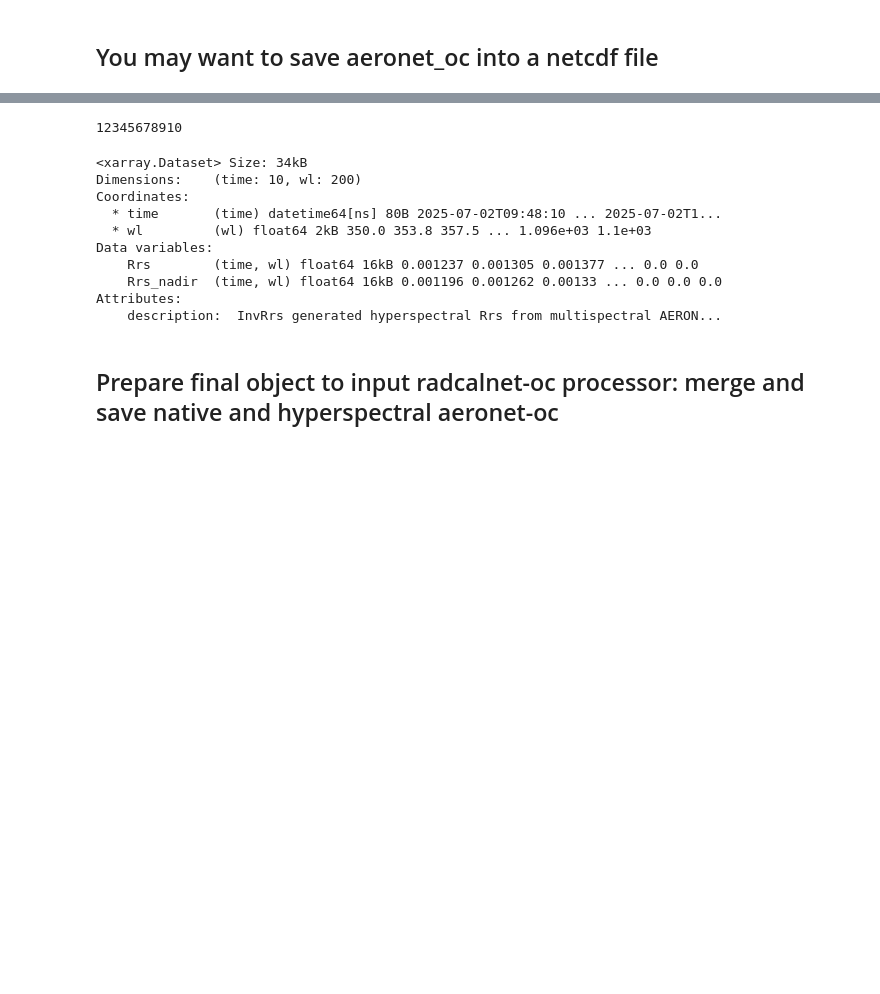
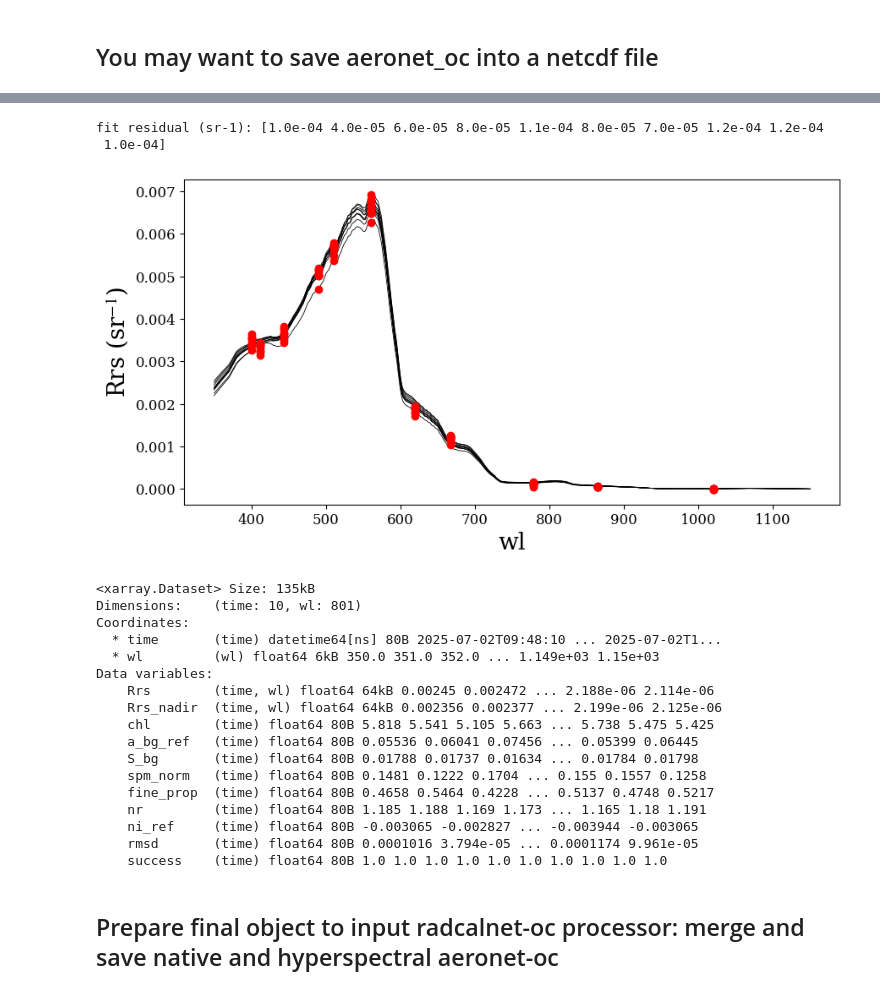
Before and after one commit to Tristanovsk/radcalnet_oc, a Jupyter notebook: docs/source/tutorials/examples/minimal_chain/radcalnet_oc_aeronet-oc_minimal_chain.ipynb, the cells around one changed output, grey strips where cells are left out. Cells and saved outputs as stored; diff of their text form; code cells hidden in the pictures; blank space fills up the shorter version.

```diff
--- a/docs/source/tutorials/examples/minimal_chain/radcalnet_oc_aeronet-oc_minimal_chain.ipynb
+++ b/docs/source/tutorials/examples/minimal_chain/radcalnet_oc_aeronet-oc_minimal_chain.ipynb
@@ -290,18 +194,33 @@ def invRrs_hyperspectral_interpolation(aeronet_oc,
 # %%
-hyp_aeronet_oc = invRrs_hyperspectral_interpolation(aeronet_oc)
+print('fit residual (sr-1):', hyp_aeronet_oc.rmsd.values.round(5))
+fig, ax = plt.subplots(figsize=(10, 5))
+hyp_aeronet_oc.Rrs.plot.line(x='wl', hue='time', ax=ax, color='k', lw=0.6, add_legend=False)
+aeronet_oc['Rrs_Lwn'].sel(time=hyp_aeronet_oc.time).plot.line(x='wl', hue='time', ax=ax, color='r', marker='o',
+                                                              ls='', add_legend=False)
+ax.set_ylabel('Rrs (sr$^{-1}$)')
+plt.show()
 hyp_aeronet_oc
 # %% [output]
-12345678910
+fit residual (sr-1): [1.0e-04 4.0e-05 6.0e-05 8.0e-05 1.1e-04 8.0e-05 7.0e-05 1.2e-04 1.2e-04
+ 1.0e-04]
+[figure, added]
-<xarray.Dataset> Size: 34kB
-Dimensions:    (time: 10, wl: 200)
+<xarray.Dataset> Size: 135kB
+Dimensions:    (time: 10, wl: 801)
 Coordinates:
   * time       (time) datetime64[ns] 80B 2025-07-02T09:48:10 ... 2025-07-02T1...
-  * wl         (wl) float64 2kB 350.0 353.8 357.5 ... 1.096e+03 1.1e+03
+  * wl         (wl) float64 6kB 350.0 351.0 352.0 ... 1.149e+03 1.15e+03
 Data variables:
-    Rrs        (time, wl) float64 16kB 0.001237 0.001305 0.001377 ... 0.0 0.0
-    Rrs_nadir  (time, wl) float64 16kB 0.001196 0.001262 0.00133 ... 0.0 0.0 0.0
-Attributes:
-    description:  InvRrs generated hyperspectral Rrs from multispectral AERON...
+    Rrs        (time, wl) float64 64kB 0.00245 0.002472 ... 2.188e-06 2.114e-06
+    Rrs_nadir  (time, wl) float64 64kB 0.002356 0.002377 ... 2.199e-06 2.125e-06
+    chl        (time) float64 80B 5.818 5.541 5.105 5.663 ... 5.738 5.475 5.425
+    a_bg_ref   (time) float64 80B 0.05536 0.06041 0.07456 ... 0.05399 0.06445
+    S_bg       (time) float64 80B 0.01788 0.01737 0.01634 ... 0.01784 0.01798
+    spm_norm   (time) float64 80B 0.1481 0.1222 0.1704 ... 0.155 0.1557 0.1258
+    fine_prop  (time) float64 80B 0.4658 0.5464 0.4228 ... 0.5137 0.4748 0.5217
+    nr         (time) float64 80B 1.185 1.188 1.169 1.173 ... 1.165 1.18 1.191
+    ni_ref     (time) float64 80B -0.003065 -0.002827 ... -0.003944 -0.003065
+    rmsd       (time) float64 80B 0.0001016 3.794e-05 ... 0.0001174 9.961e-05
+    success    (time) float64 80B 1.0 1.0 1.0 1.0 1.0 1.0 1.0 1.0 1.0 1.0
 # %% [markdown]
 ## Prepare final object to input radcalnet-oc processor: merge and save native and hyperspectral aeronet-oc
 # %%
```
Also changed, not shown: parts of 12 cells of this notebook, 2 other files.
